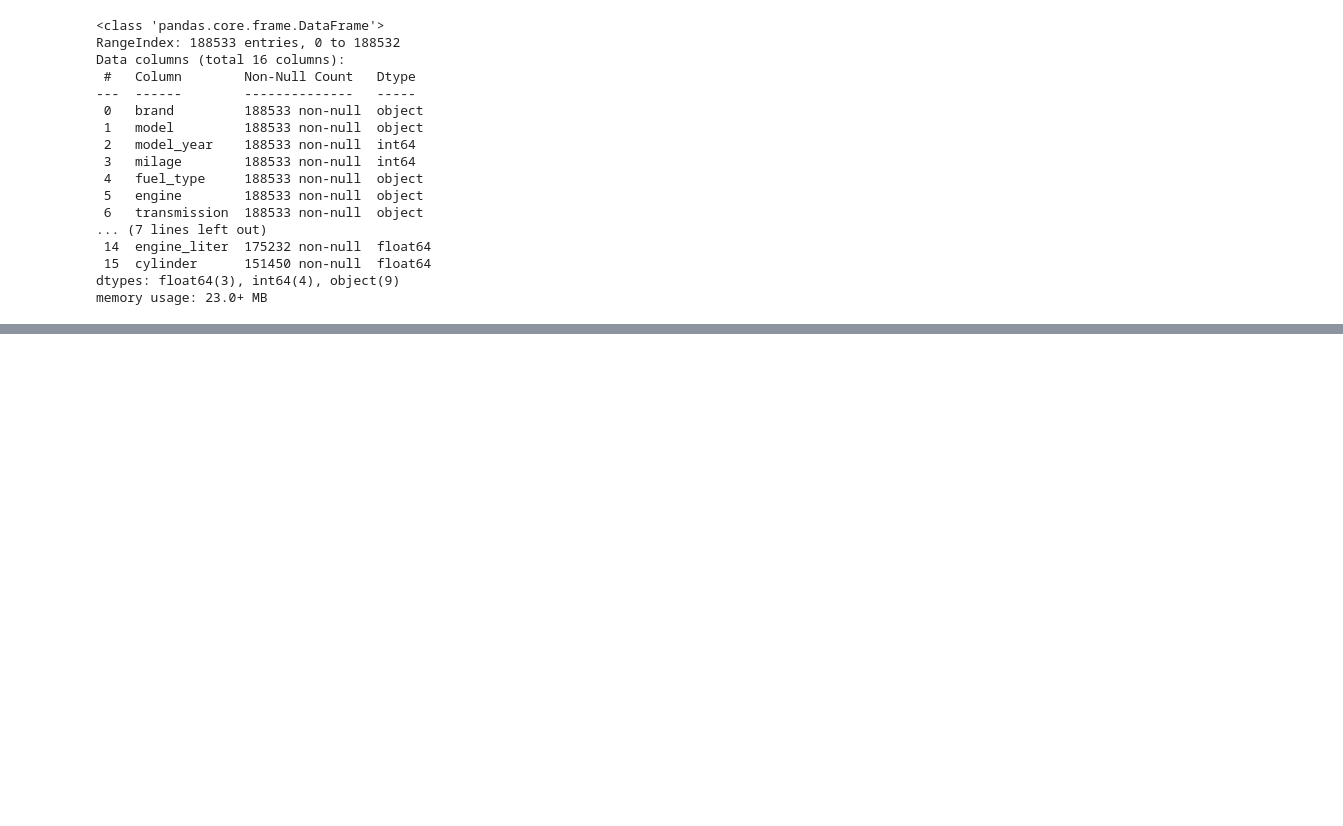
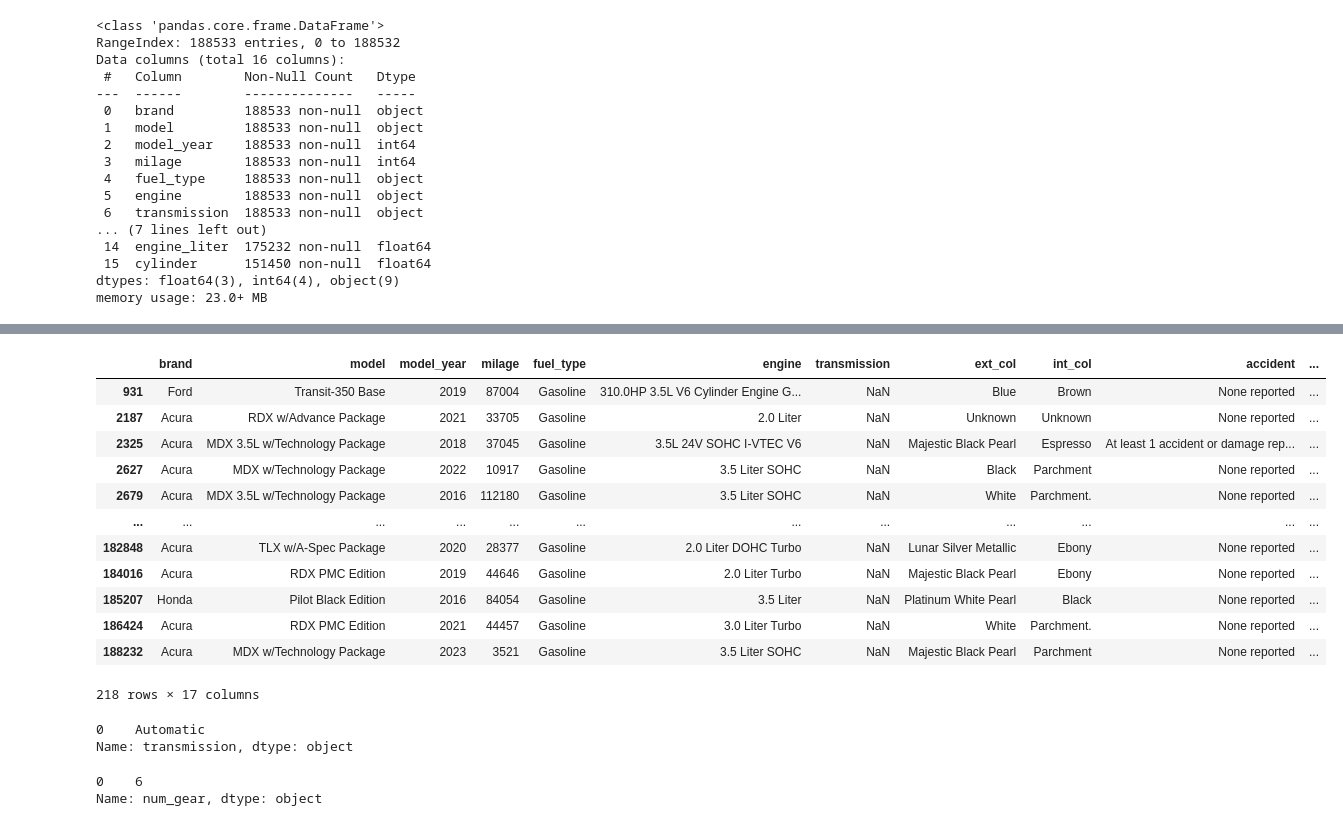
Before and after one commit to jjanekkim/Regression_Used_Car_Prices, a Jupyter notebook: validation.ipynb, the cells around one changed output, grey strips where cells are left out. Drawn from its saved outputs; the diff is of its cells as text; code cells hidden in the pictures; blank space fills up the shorter version.

```diff
--- a/validation.ipynb
+++ b/validation.ipynb
@@ -749,0 +848,6 @@ for
+# %%
+def remove_speed(trans):
+    pattern = r'\d+-[Ss][Pp][Ee][Ee][Dd]\s*'
+    return re.sub(pattern, '', trans).strip()
+
+df['transmission'] = df['transmission'].apply(remove_speed)
@@ -749,0 +864,50 @@ for
+# %%
+# Function to replace 'A/T' with 'Automatic' and 'M/T' with 'Manual'
+def replace_transmission(trans):
+    if 'A/T' in trans:
+        return trans.replace('A/T', 'Automatic')
+    elif 'M/T' in trans:
+        return trans.replace('M/T', 'Manual')
+    elif 'Variable' in trans:
+        return trans.replace('Variable', 'CVT')
+    else:
+        return trans
+
+# Apply the function to the 'transmission' column
+df['transmission'] = df['transmission'].apply(replace_transmission)
+# %%
+correct_transmission = {
+    'CVT Transmission': 'CVT',
+    'Automatic CVT': 'CVT',
+    'Electronically Controlled Automatic with O':'Automatic with Overdrive',
+    'F': np.nan,
+    'CVT-F':'CVT',
+    '2': np.nan,
+    '6 Speed At/Mt': 'Automated Manual',
+    '': np.nan,
+    'AT':'Automatic',
+    'SCHEDULED FOR OR IN PRODUCTION': np.nan,
+    '6 Speed Mt': 'Manual'}
+# %%
+df['transmission'] = df['transmission'].replace(correct_transmission)
+# %%
+df[df['transmission'].isna()]
+# %% [output]
+|  | brand | model | model_year | milage | fuel_type | engine | transmission | ext_col | int_col | accident | ... |
+| 931 | Ford | Transit-350 Base | 2019 | 87004 | Gasoline | 310.0HP 3.5L V6 Cylinder Engine G... | NaN | Blue | Brown | None reported | ... |
+| 2187 | Acura | RDX w/Advance Package | 2021 | 33705 | Gasoline | 2.0 Liter | NaN | Unknown | Unknown | None reported | ... |
+| 2325 | Acura | MDX 3.5L w/Technology Package | 2018 | 37045 | Gasoline | 3.5L 24V SOHC I-VTEC V6 | NaN | Majestic Black Pearl | Espresso | At least 1 accident or damage rep... | ... |
+| 2627 | Acura | MDX w/Technology Package | 2022 | 10917 | Gasoline | 3.5 Liter SOHC | NaN | Black | Parchment | None reported | ... |
+| 2679 | Acura | MDX 3.5L w/Technology Package | 2016 | 112180 | Gasoline | 3.5 Liter SOHC | NaN | White | Parchment. | None reported | ... |
+| ... | ... | ... | ... | ... | ... | ... | ... | ... | ... | ... | ... |
+| 182848 | Acura | TLX w/A-Spec Package | 2020 | 28377 | Gasoline | 2.0 Liter DOHC Turbo | NaN | Lunar Silver Metallic | Ebony | None reported | ... |
+| 184016 | Acura | RDX PMC Edition | 2019 | 44646 | Gasoline | 2.0 Liter Turbo | NaN | Majestic Black Pearl | Ebony | None reported | ... |
+| 185207 | Honda | Pilot Black Edition | 2016 | 84054 | Gasoline | 3.5 Liter | NaN | Platinum White Pearl | Black | None reported | ... |
+| 186424 | Acura | RDX PMC Edition | 2021 | 44457 | Gasoline | 3.0 Liter Turbo | NaN | White | Parchment. | None reported | ... |
+| 188232 | Acura | MDX w/Technology Package | 2023 | 3521 | Gasoline | 3.5 Liter SOHC | NaN | Majestic Black Pearl | Parchment | None reported | ... |
+218 rows × 17 columns
+# %%
+df['transmission'].mode()
+# %% [output]
+0    Automatic
+Name: transmission, dtype: object
@@ -749,0 +916,5 @@ for
+# %%
+df['num_gear'].mode()
+# %% [output]
+0    6
+Name: num_gear, dtype: object
```
Also changed, not shown: parts of 25 cells of this notebook.
